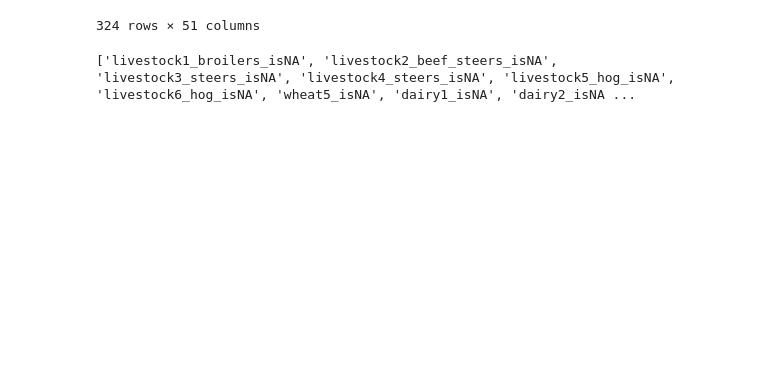
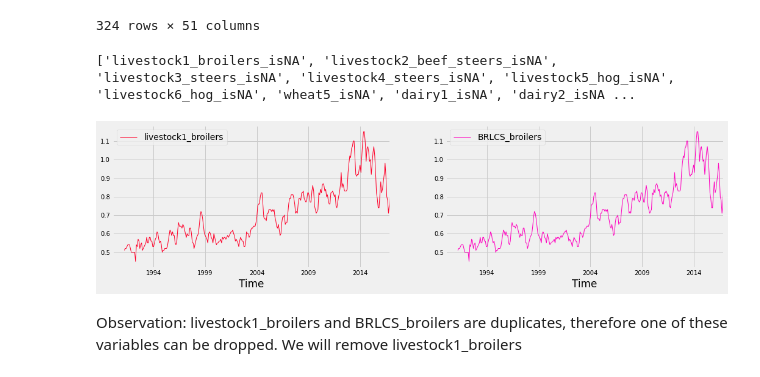
Before and after one commit to vivekkum-ar/Sales-Forecast-for-Agriculture-Products, a Jupyter notebook: Data Exploration-EDA.ipynb, the cells around one changed output. Saved outputs shown, nothing was run; the diff lists cells and outputs as text; code cells hidden in the pictures; blank space fills up the shorter version.

Commit message:
Plot livestock1 and BRLCS boilers

```diff
--- a/Data Exploration-EDA.ipynb
+++ b/Data Exploration-EDA.ipynb
@@ -229,3 +229,12 @@ print(IsNA_col_labels)
 | 2016-12-31 | 328 | 0.84 | 113.37 | 115.24 | 131.13 | ... |
 324 rows × 51 columns
 ['livestock1_broilers_isNA', 'livestock2_beef_steers_isNA', 'livestock3_steers_isNA', 'livestock4_steers_isNA', 'livestock5_hog_isNA', 'livestock6_hog_isNA', 'wheat5_isNA', 'dairy1_isNA', 'dairy2_isNA ...
+# %%
+# Ploting livestock1_broilers and BRLCS_broilers
+plt.style.use("fivethirtyeight")
+ax = clean_combined_sales_ind[["livestock1_broilers","BRLCS_broilers"]].plot(subplots=True,linewidth=1,layout =(1,2),sharex=False,sharey=False,colormap = "gist_rainbow", figsize=(16,4),fontsize=10)
+plt.show()
+# %% [output]
+[figure, added]
+# %% [markdown]
+Observation: livestock1_broilers and BRLCS_broilers are duplicates, therefore one of these variables can be dropped. We will remove livestock1_broilers
```
